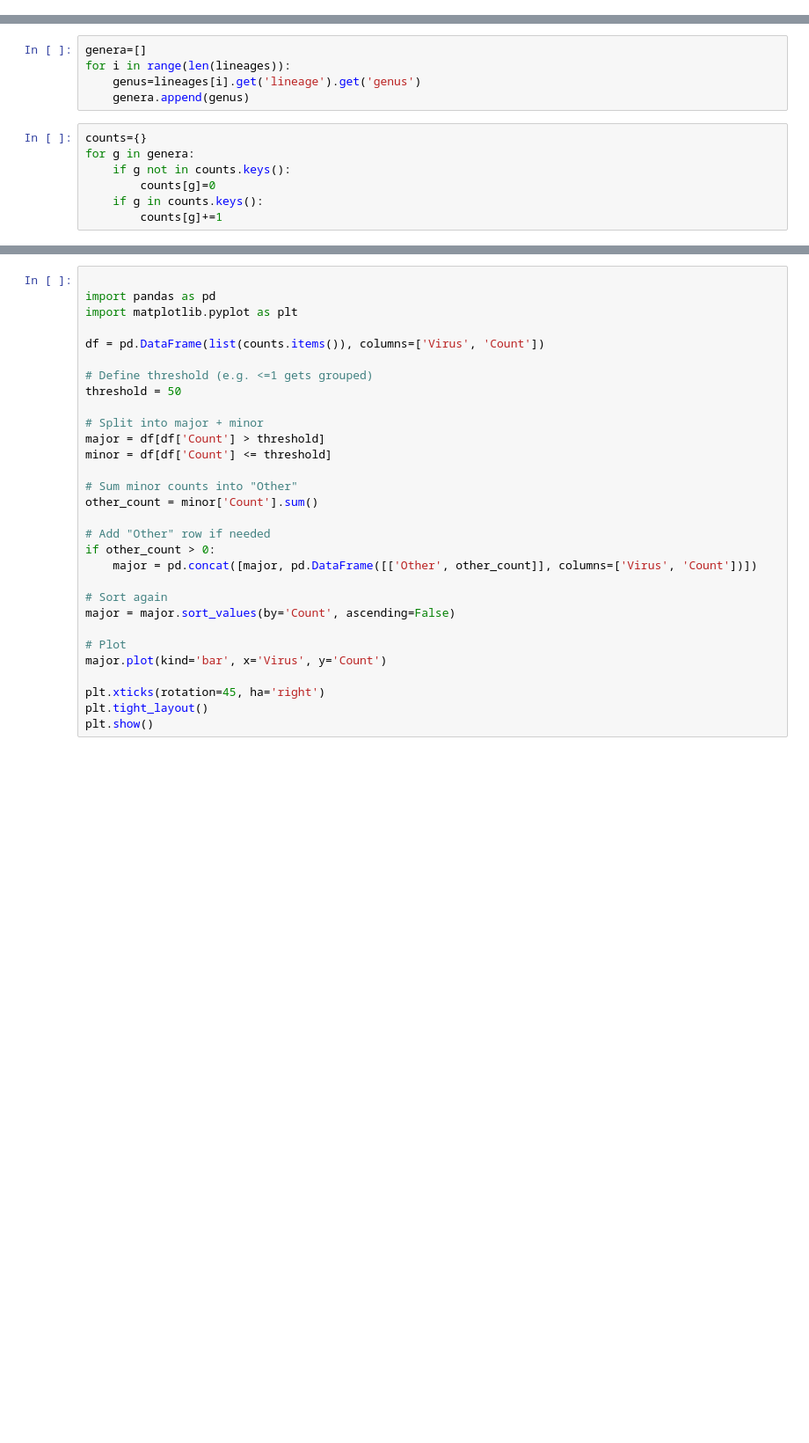
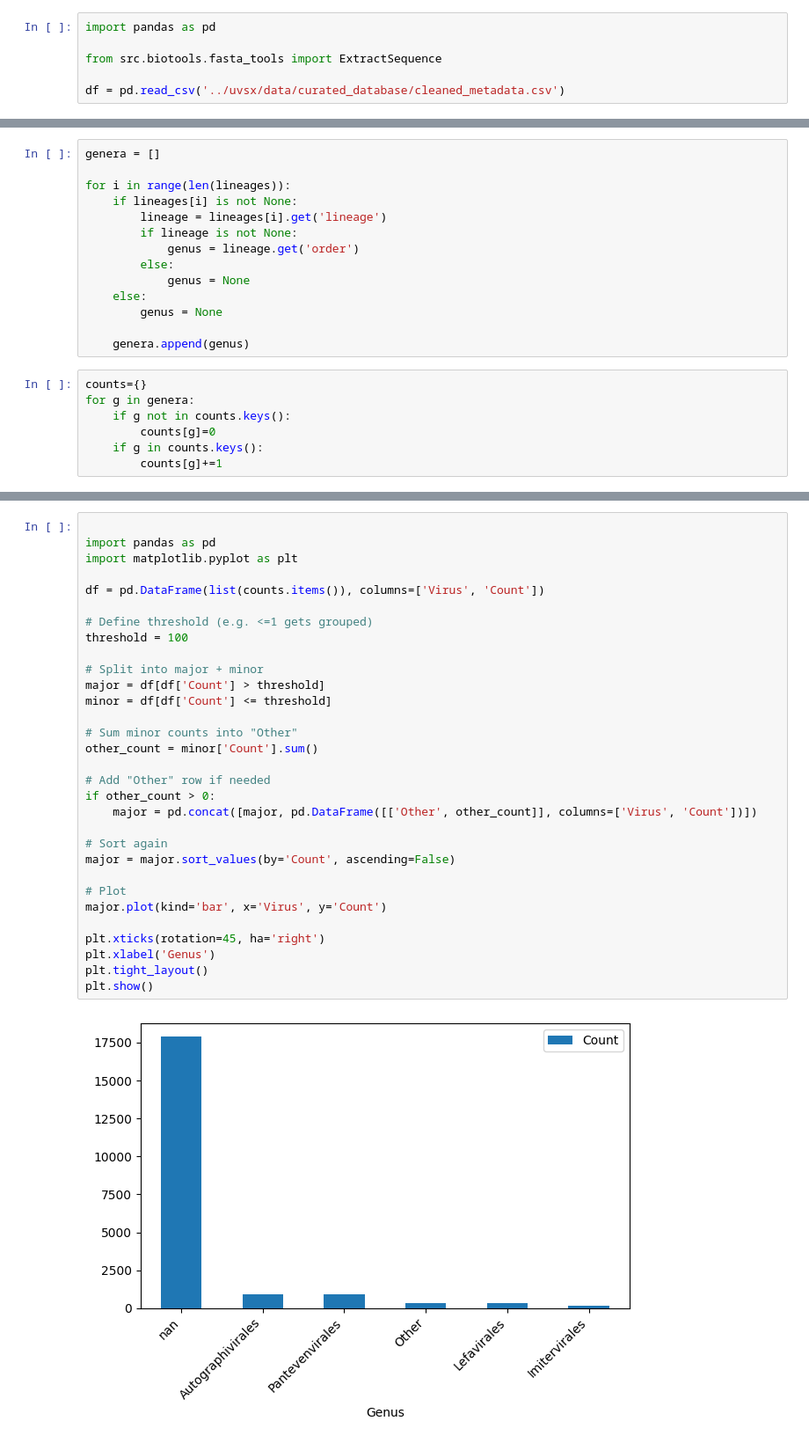
Before and after one commit to JaimeQMUL/NAAT_artic_phages, a Jupyter notebook: notebooks/visualisation.ipynb, the cells around one changed output, grey strips where cells are left out. Shown at 88% size. Cells and saved outputs as stored; diff of their text form; blank space fills up the shorter version.

```diff
--- a/notebooks/visualisation.ipynb
+++ b/notebooks/visualisation.ipynb
@@ -37,0 +1,6 @@ plt.show()
+# %%
+import pandas as pd
+
+from src.biotools.fasta_tools import ExtractSequence
+
+df = pd.read_csv('../uvsx/data/curated_database/cleaned_metadata.csv')
@@ -155,9 +165,18 @@ ids=[]
 for i in lineages:
     ids.append(i['taxid'])
 # %%
-genera=[]
+genera = []
+
 for i in range(len(lineages)):
-    genus=lineages[i].get('lineage').get('genus')
+    if lineages[i] is not None:
+        lineage = lineages[i].get('lineage')
+        if lineage is not None:
+            genus = lineage.get('order')
+        else:
+            genus = None
+    else:
+        genus = None
+
     genera.append(genus)
 # %%
 counts={}
@@ -174,33 +211,36 @@ for c in counts.items():
 # %%
 
 import pandas as pd
 import matplotlib.pyplot as plt
 
 df = pd.DataFrame(list(counts.items()), columns=['Virus', 'Count'])
 
 # Define threshold (e.g. <=1 gets grouped)
-threshold = 50
+threshold = 100
 
 # Split into major + minor
 major = df[df['Count'] > threshold]
 minor = df[df['Count'] <= threshold]
 
 # Sum minor counts into "Other"
 other_count = minor['Count'].sum()
 
 # Add "Other" row if needed
 if other_count > 0:
     major = pd.concat([major, pd.DataFrame([['Other', other_count]], columns=['Virus', 'Count'])])
 
 # Sort again
 major = major.sort_values(by='Count', ascending=False)
 
 # Plot
 major.plot(kind='bar', x='Virus', y='Count')
 
 plt.xticks(rotation=45, ha='right')
+plt.xlabel('Genus')
 plt.tight_layout()
 plt.show()
+# %% [output]
+[figure, added]
 # %%
 from collections import defaultdict
 
```
Also changed, not shown: parts of 6 cells of this notebook, 26 other files.
